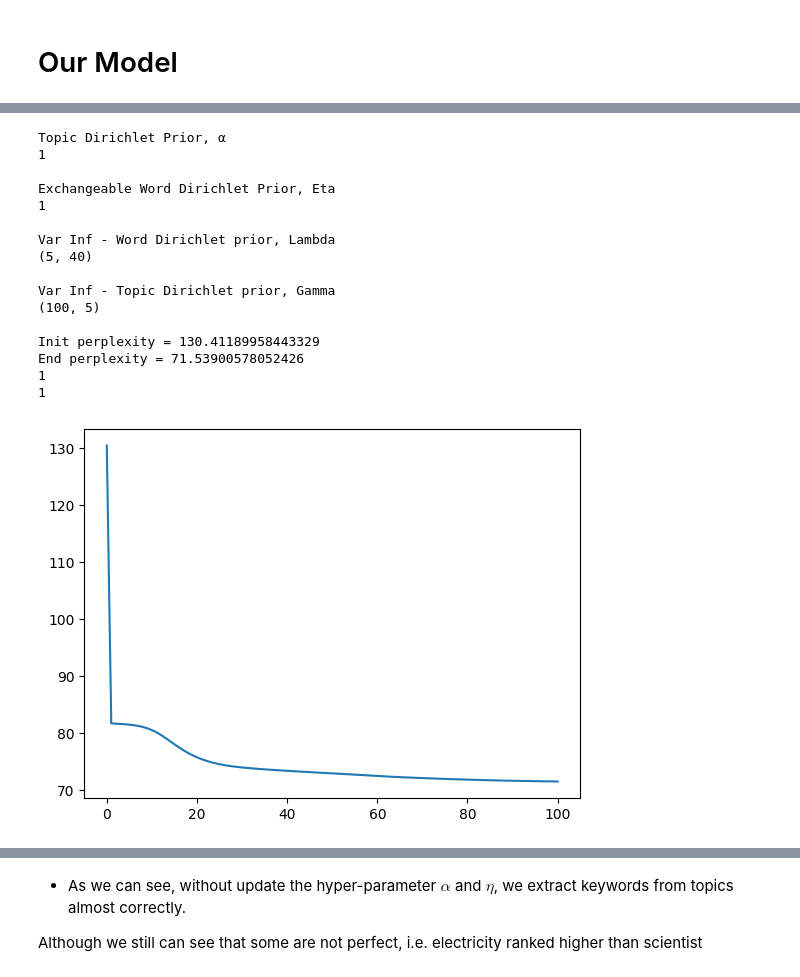
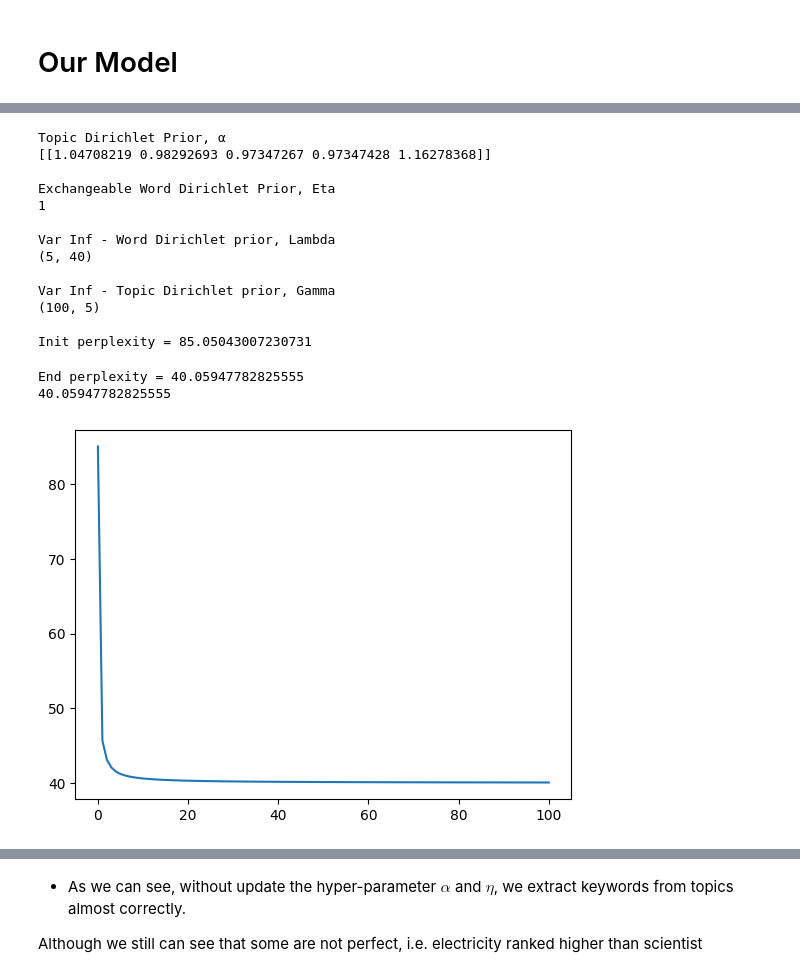
Before and after one commit to RobbenRibery/TuoTuo, a Jupyter notebook: notebook/Our Model vs SKLearn.ipynb, the cells around one changed output, grey strips where cells are left out. Drawn from its saved outputs; the diff is of its cells as text; code cells hidden in the pictures.

```diff
--- a/notebook/Our Model vs SKLearn.ipynb
+++ b/notebook/Our Model vs SKLearn.ipynb
@@ -174,36 +222,31 @@ There are 40 unique vocab in the corpus after processing
 # %%
 lda = LDASmoothed(
     num_topics = 5,
-    exchangeable_prior = True,
+    exchangeable_prior = False,
 )
-
-perplexes = lda.fit(
+expec_logs, perplexities = \
+    lda.fit(
     train_doc= train_docs,
     sampling= False,
-    update_hyper_parms=False,
     verbose=True,
     return_perplexities=True,
 )
-
-plt.plot(perplexes)
-
-print(lda._alpha_)
-print(lda._eta_)
+plt.plot(perplexities)
+print(perplexities[-1])
 # %% [output]
 Topic Dirichlet Prior, α
-1
+[[1.04708219 0.98292693 0.97347267 0.97347428 1.16278368]]
 
 Exchangeable Word Dirichlet Prior, Eta
 1
 
 Var Inf - Word Dirichlet prior, Lambda
 (5, 40)
 
 Var Inf - Topic Dirichlet prior, Gamma
 (100, 5)
 
-Init perplexity = 130.41189958443329
-End perplexity = 71.53900578052426
-1
-1
+Init perplexity = 85.05043007230731
+End perplexity = 40.05947782825555
+40.05947782825555
-[figure, old version]
+[figure, new version]
```
Also changed, not shown: parts of 17 cells of this notebook, 1 other file.
